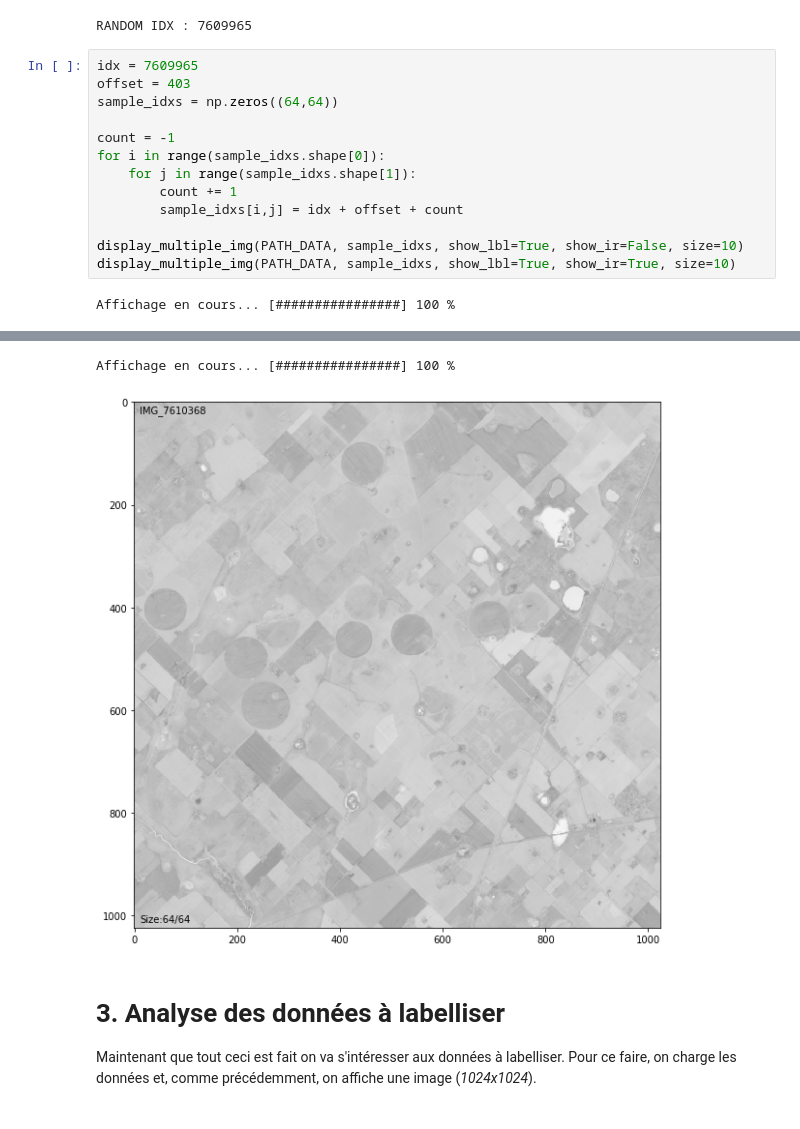
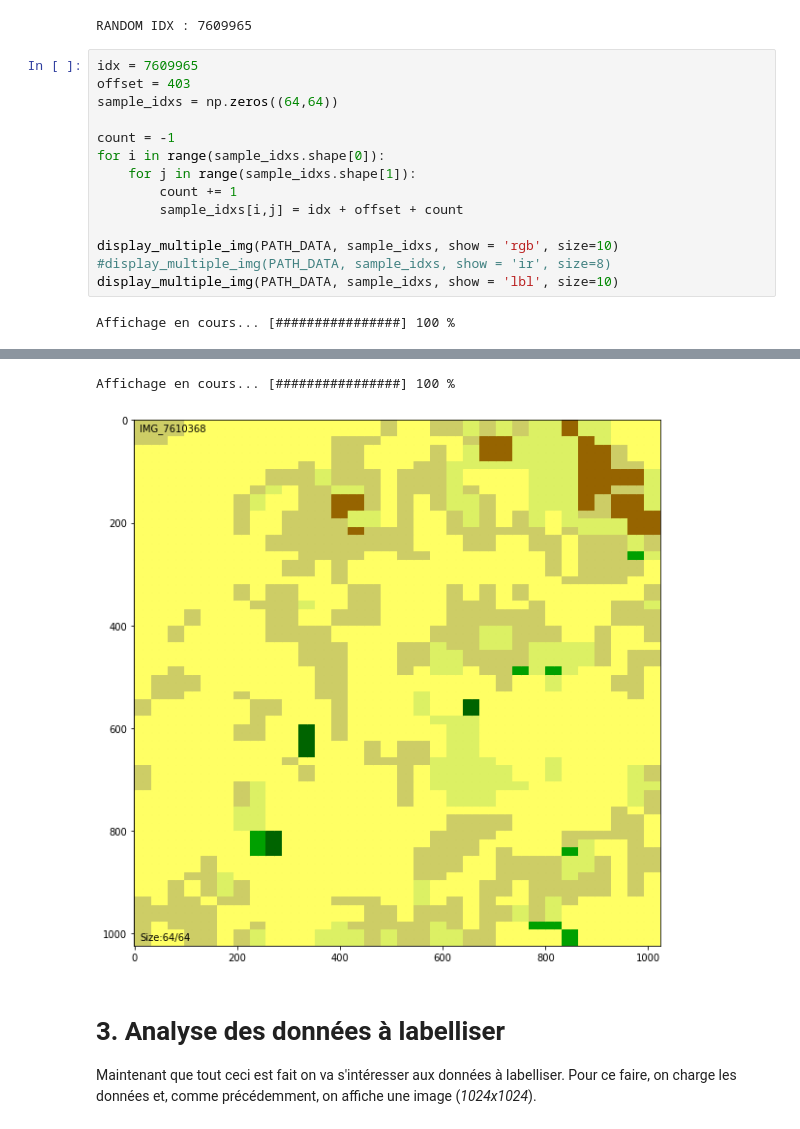
Before and after one commit to Rododindron/5tars-and-a-friend, a Jupyter notebook: Hackathon_Pineau.ipynb, the cells around one changed output, grey strips where cells are left out. Drawn from its saved outputs; the diff is of its cells as text.

```diff
--- a/Hackathon_Pineau.ipynb
+++ b/Hackathon_Pineau.ipynb
@@ -224,21 +277,22 @@ RANDOM IDX : 7609965
 # %%
 idx = 7609965
 offset = 403
 sample_idxs = np.zeros((64,64))
 
 count = -1
 for i in range(sample_idxs.shape[0]):
     for j in range(sample_idxs.shape[1]):
         count += 1
         sample_idxs[i,j] = idx + offset + count
 
-display_multiple_img(PATH_DATA, sample_idxs, show_lbl=True, show_ir=False, size=10)
-display_multiple_img(PATH_DATA, sample_idxs, show_lbl=True, show_ir=True, size=10)
+display_multiple_img(PATH_DATA, sample_idxs, show = 'rgb', size=10)
+#display_multiple_img(PATH_DATA, sample_idxs, show = 'ir', size=8)
+display_multiple_img(PATH_DATA, sample_idxs, show = 'lbl', size=10)
 # %% [output]
 Affichage en cours... [################] 100 %
 [figure]
 Affichage en cours... [################] 100 %
-[figure, old version]
+[figure, new version]
 # %% [markdown]
 # 3. Analyse des données à labelliser
 Maintenant que tout ceci est fait on va s'intéresser aux données à labelliser. Pour ce faire, on charge les données et, comme précédemment, on affiche une image (_1024x1024_).
```
Also changed, not shown: parts of 37 cells of this notebook.
